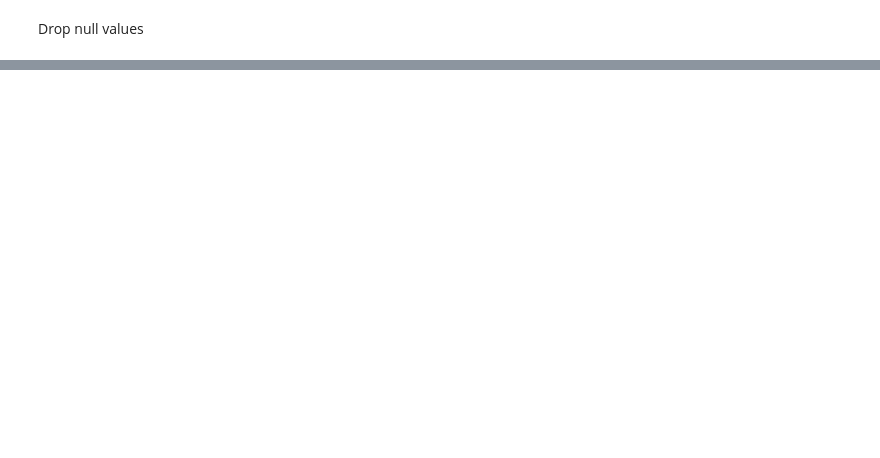
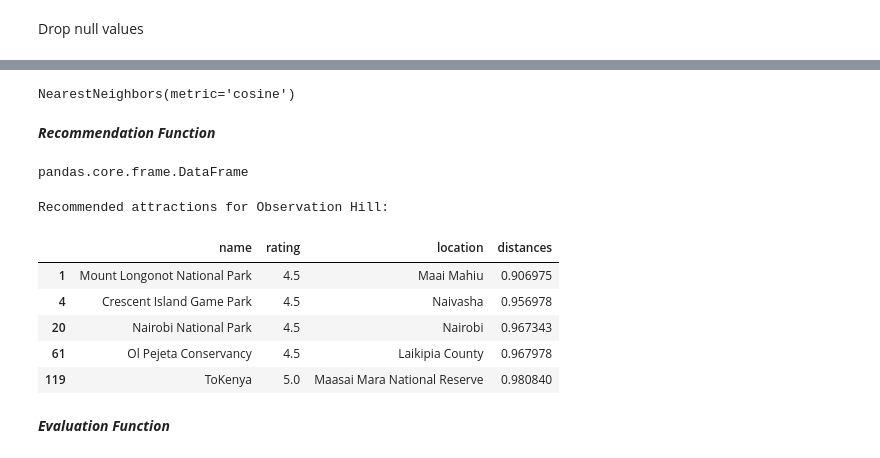
Before and after one commit to Misfit911/SafariHub, a Jupyter notebook: safarihub.ipynb, the cells around one changed output, grey strips where cells are left out. Saved outputs shown, nothing was run; the diff lists cells and outputs as text; code cells hidden in the pictures; blank space fills up the shorter version.

```diff
--- a/safarihub.ipynb
+++ b/safarihub.ipynb
@@ -1163,0 +1160,80 @@ print(tours_data.shape)
+# %%
+att_names = attraction_data['name']
+
+# Assign the target variable 'y'
+y = attraction_data['similar']
+
+# Add 'similar' as a feature to X
+X = attraction_data[['category_encoded', 'rating', 'numberOfReviews', 'photoCount', 'adjusted_sentiment',
+                     'location_encoded', 'province_encoded', 'priceLevelencoded', 'similar']]
+
+# Vectorization
+# Initialize CountVectorizer to vectorize the flattened bigrams
+att_vectorizer = CountVectorizer()
+bigram_matrix = att_vectorizer.fit_transform(attraction_data['flattened_bigrams'])
+
+# Combine this with the bigram matrix as before
+combined_features = np.hstack((X, bigram_matrix.toarray()))
+
+# Scale the combined features
+att_scaler = StandardScaler()
+X_scaled = att_scaler.fit_transform(combined_features)
+
+# Split the data into training and testing sets
+X_train_att, X_test_att, y_train_att, y_test_att, names_train_att, names_test_att = train_test_split(X_scaled, y, att_names, test_size=0.2, random_state=42)
+
+# Initialize and fit the KN N model on training data
+knn_attraction_mod = NearestNeighbors(n_neighbors=5, metric='cosine')
+knn_attraction_mod.fit(X_train_att)
+# %% [output]
+NearestNeighbors(metric='cosine')
+# %% [markdown]
+***Recommendation Function***
+# %%
+def recommend_attractions(attraction_name, top_n=5):
+    """
+    Recommend attractions similar to a given tour name.
+
+    Parameters:
+    - attraction_name: The name of the tour selected by the user.
+    - top_n: The number of similar attractions to recommend.
+
+    Returns:
+    - recommended_data: DataFrame containing recommended attraction names, ratings, price range, location, and distances.
+    """
+    # Find the index of the given tour name
+    tour_idx = names_train_att[names_train_att == attraction_name].index[0]
+
+    # Find the nearest neighbors in the training set
+    distances, indices = knn_attraction_mod.kneighbors([X_train_att[tour_idx]], n_neighbors=top_n+1)  # +1 to include the query itself
+
+    # Get the recommended attractions, excluding the query itself
+    recommended_names = names_train_att.iloc[indices.flatten()[1:]].values
+
+    # Retrieve the relevant data from attraction_data
+    recommended_data = attraction_data[attraction_data['name'].isin(recommended_names)][['name', 'rating', 'location']]
+
+    # Add the distances to the DataFrame
+    recommended_data['distances'] = distances.flatten()[1:]
+
+    return recommended_data
+# %%
+# Object type
+example_attraction_name = names_train_att.iloc[23]
+recommended_attractions = recommend_attractions(example_attraction_name)
+type(recommended_attractions)
+# %% [output]
+pandas.core.frame.DataFrame
+# %%
+print(f"Recommended attractions for {example_attraction_name}:")
+recommended_attractions
+# %% [output]
+Recommended attractions for Observation Hill:
+|  | name | rating | location | distances |
+| 1 | Mount Longonot National Park | 4.5 | Maai Mahiu | 0.906975 |
+| 4 | Crescent Island Game Park | 4.5 | Naivasha | 0.956978 |
+| 20 | Nairobi National Park | 4.5 | Nairobi | 0.967343 |
+| 61 | Ol Pejeta Conservancy | 4.5 | Laikipia County | 0.967978 |
+| 119 | ToKenya | 5.0 | Maasai Mara National Reserve | 0.980840 |
+# %% [markdown]
+***Evaluation Function***
```
Also changed, not shown: parts of 48 cells of this notebook, 43 other files.
